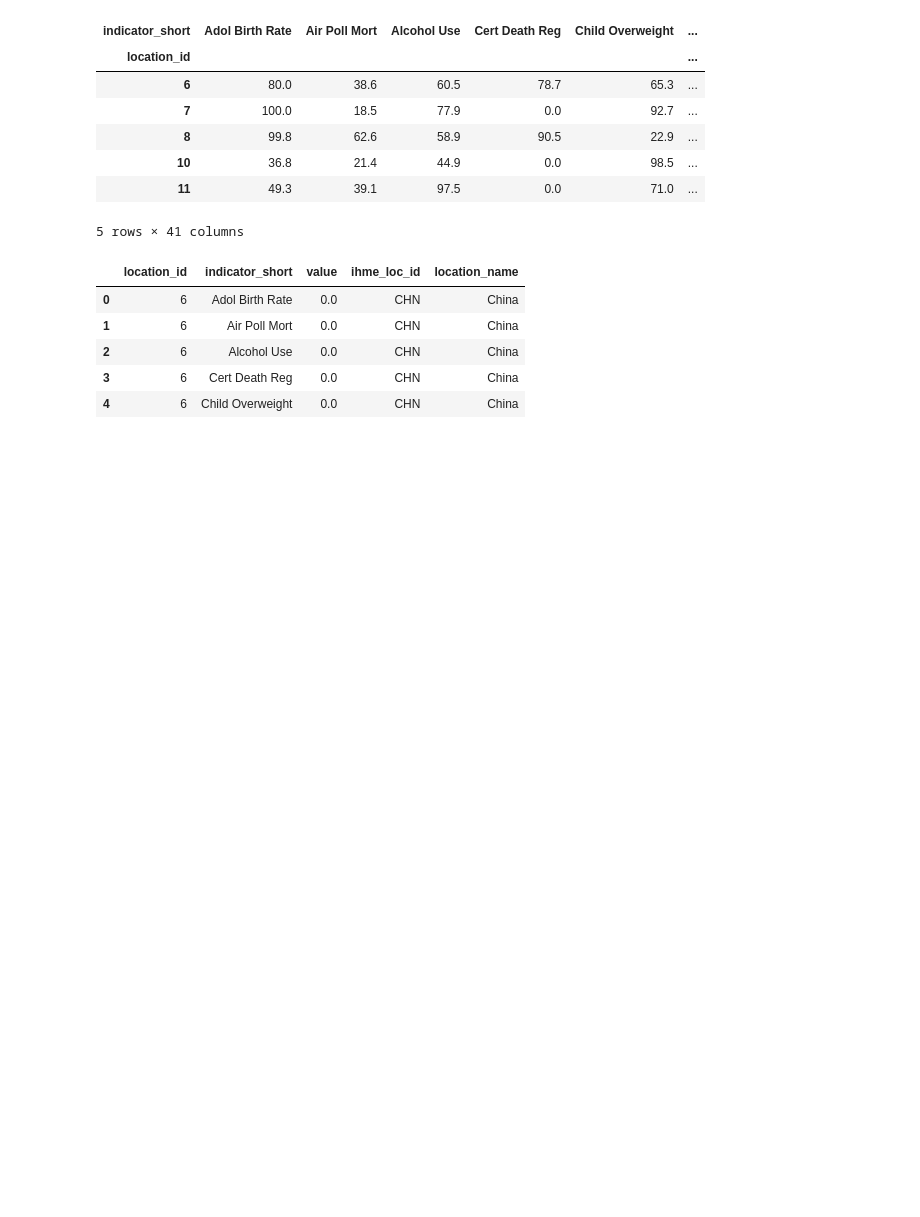
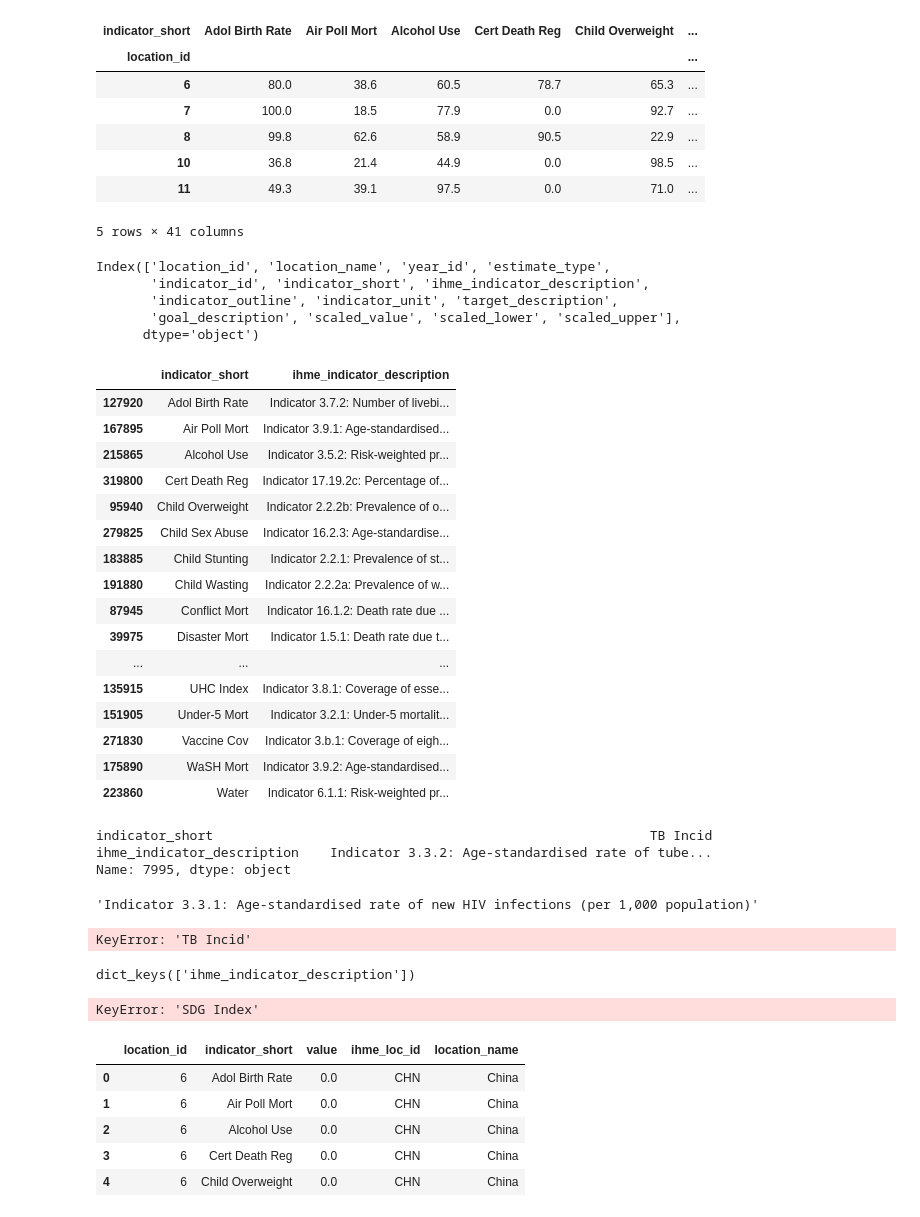
Before and after one commit to zwrankin/health_indicators, a Jupyter notebook: notebooks/_archive/2019_02_02_plotly_graphing_sandbox.ipynb, the cells around one changed output. Cells and saved outputs as stored; diff of their text form; code cells hidden in the pictures; blank space fills up the shorter version.

```diff
--- a/notebooks/2019_02_02_plotly_graphing_sandbox.ipynb
+++ b/notebooks/_archive/2019_02_02_plotly_graphing_sandbox.ipynb
@@ -30,3 +229,11 @@ data.head()
 | 10 | 36.8 | 21.4 | 44.9 | 0.0 | 98.5 | ... |
 | 11 | 49.3 | 39.1 | 97.5 | 0.0 | 71.0 | ... |
 5 rows × 41 columns
+# %%
+df.columns
+# %% [output]
+Index(['location_id', 'location_name', 'year_id', 'estimate_type',
+       'indicator_id', 'indicator_short', 'ihme_indicator_description',
+       'indicator_outline', 'indicator_unit', 'target_description',
+       'goal_description', 'scaled_value', 'scaled_lower', 'scaled_upper'],
+      dtype='object')
@@ -33,3 +242,48 @@ data.head()
+# %%
+df[['indicator_short', 'ihme_indicator_description']].drop_duplicates().sort_values('indicator_short')
+# %% [output]
+|  | indicator_short | ihme_indicator_description |
+| 127920 | Adol Birth Rate | Indicator 3.7.2: Number of livebi... |
+| 167895 | Air Poll Mort | Indicator 3.9.1: Age-standardised... |
+| 215865 | Alcohol Use | Indicator 3.5.2: Risk-weighted pr... |
+| 319800 | Cert Death Reg | Indicator 17.19.2c: Percentage of... |
+| 95940 | Child Overweight | Indicator 2.2.2b: Prevalence of o... |
+| 279825 | Child Sex Abuse | Indicator 16.2.3: Age-standardise... |
+| 183885 | Child Stunting | Indicator 2.2.1: Prevalence of st... |
+| 191880 | Child Wasting | Indicator 2.2.2a: Prevalence of w... |
+| 87945 | Conflict Mort | Indicator 16.1.2: Death rate due ... |
+| 39975 | Disaster Mort | Indicator 1.5.1: Death rate due t... |
+| ... | ... | ... |
+| 135915 | UHC Index | Indicator 3.8.1: Coverage of esse... |
+| 151905 | Under-5 Mort | Indicator 3.2.1: Under-5 mortalit... |
+| 271830 | Vaccine Cov | Indicator 3.b.1: Coverage of eigh... |
+| 175890 | WaSH Mort | Indicator 3.9.2: Age-standardised... |
+| 223860 | Water | Indicator 6.1.1: Risk-weighted pr... |
+# %%
+indicators = df[['indicator_short', 'ihme_indicator_description']].drop_duplicates()
+indicators.iloc[1]
+# %% [output]
+indicator_short                                                        TB Incid
+ihme_indicator_description    Indicator 3.3.2: Age-standardised rate of tube...
+Name: 7995, dtype: object
+# %%
+indicators = df[['indicator_short', 'ihme_indicator_description']].drop_duplicates()
+inicator_dict = pd.Series(indicators.ihme_indicator_description.values, index=indicators.indicator_short).to_dict()
+inicator_dict['HIV Incid']
+# %% [output]
+'Indicator 3.3.1: Age-standardised rate of new HIV infections (per 1,000 population)'
+# %%
+indicator_key.loc['TB Incid']
+# %% [output]
+KeyError: 'TB Incid'
+# %%
+indicator_key.keys()
+# %% [output]
+dict_keys(['ihme_indicator_description'])
+# %%
+indicator_key['SDG Index']
+# %% [output]
+KeyError: 'SDG Index'
 # %%
 loc_id = 6
 n_neighbors = 4
```
Also changed, not shown: parts of 24 cells of this notebook, 11 other files.
